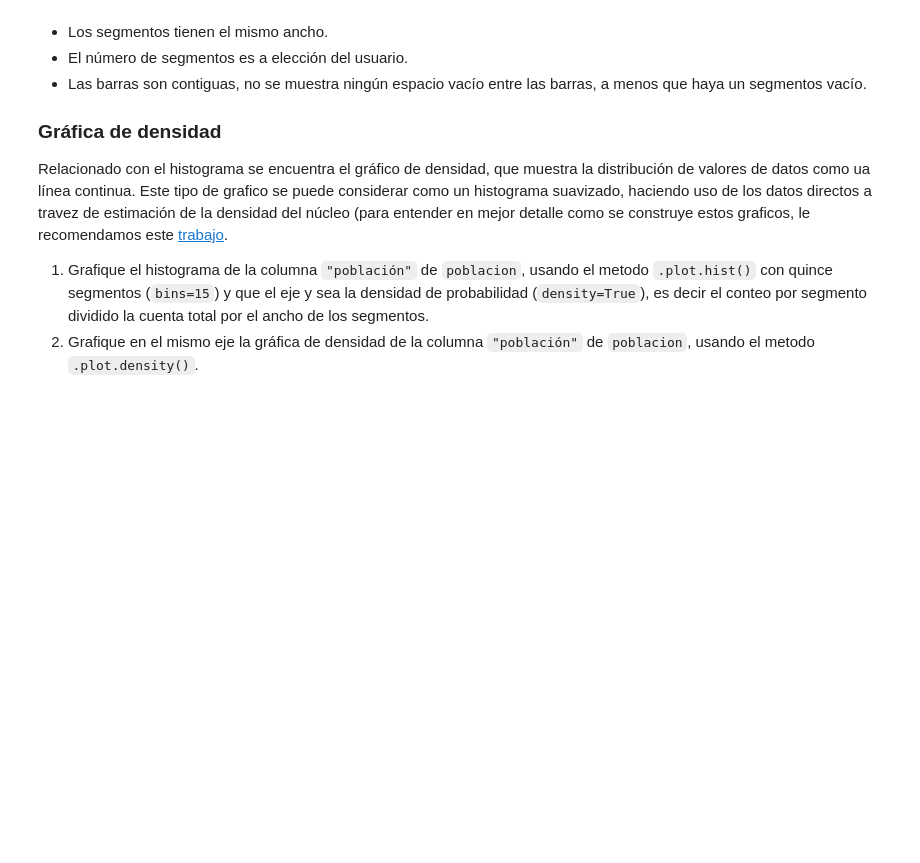
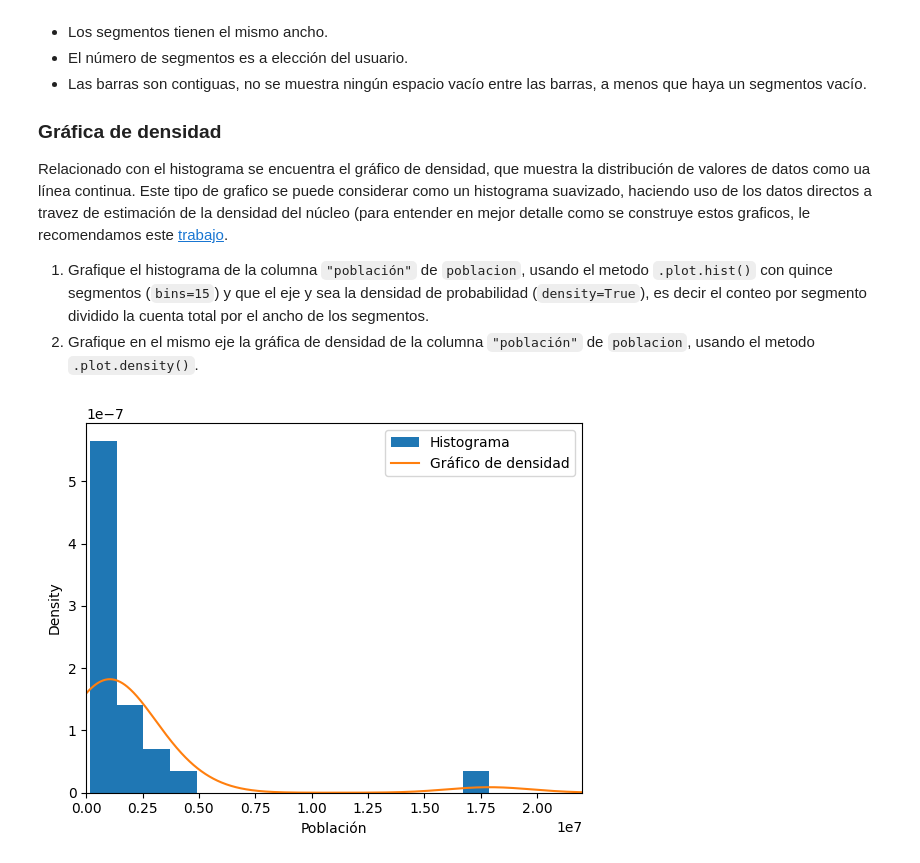
Before and after one commit to Vic-bit/aprMaqI_CEIA, a Jupyter notebook: clase0/practica/6 - Ejercicios Pandas - Estadística Descriptiva.ipynb, the cells around one changed output. Cells and saved outputs as stored; diff of their text form; code cells hidden in the pictures; blank space fills up the shorter version.

```diff
--- a/clase0/practica/6 - Ejercicios Pandas - Estadística Descriptiva.ipynb
+++ b/clase0/practica/6 - Ejercicios Pandas - Estadística Descriptiva.ipynb
@@ -305,8 +368,10 @@ Relacionado con el histograma se encuentra el gráfico de densidad, que muestra
 1. Grafique el histograma de la columna `"población"` de `poblacion`, usando el metodo `.plot.hist()` con quince segmentos (`bins=15`) y que el eje y sea la densidad de probabilidad (`density=True`), es decir el conteo por segmento dividido la cuenta total por el ancho de los segmentos.
 2. Grafique en el mismo eje la gráfica de densidad de la columna `"población"` de `poblacion`, usando el metodo `.plot.density()`.
 # %%
-ax = ___.plot.hist(___)
-___.plot.density(ax=ax)
+ax = poblacion["población"].plot.hist(bins=15, density = True)
+poblacion["población"].plot.density(ax=ax)
 ax.set_xlabel('Población')
 ax.set_xlim([0, 22000000])
 ax.legend(["Histograma", "Gráfico de densidad"]);
+# %% [output]
+[figure, added]
```
Also changed, not shown: parts of 26 cells of this notebook.
